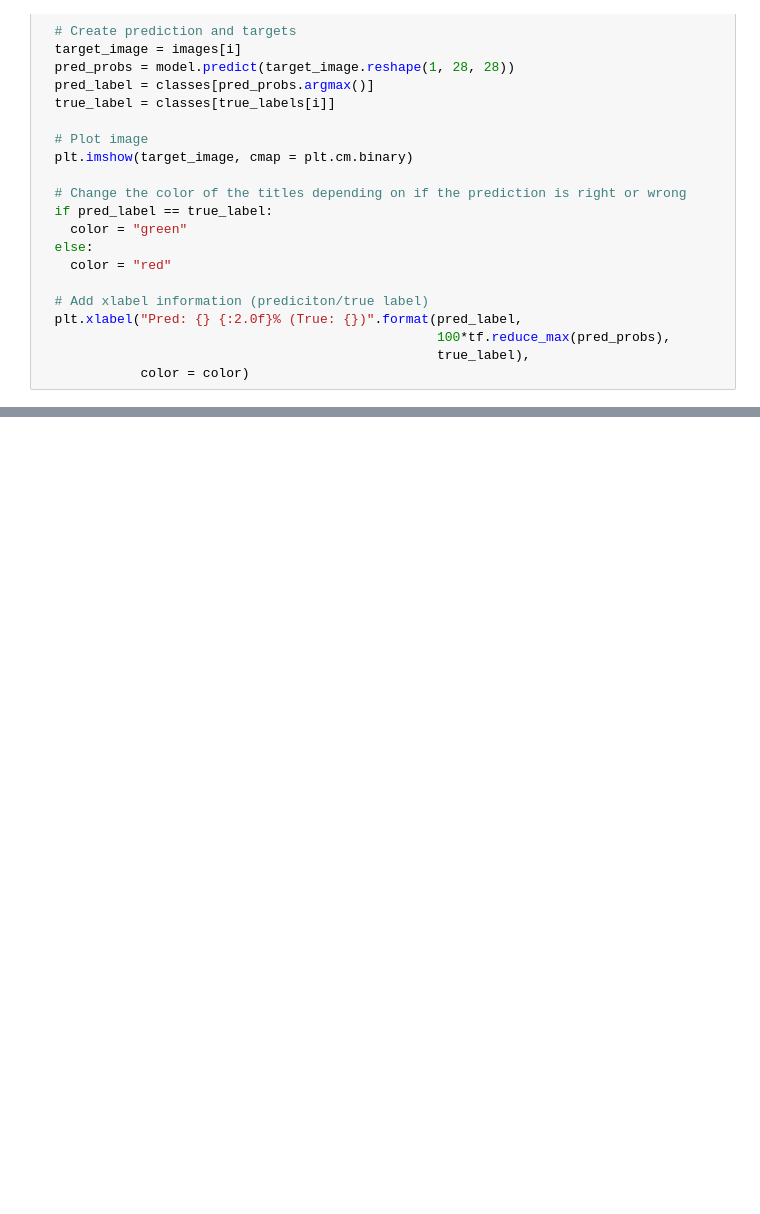
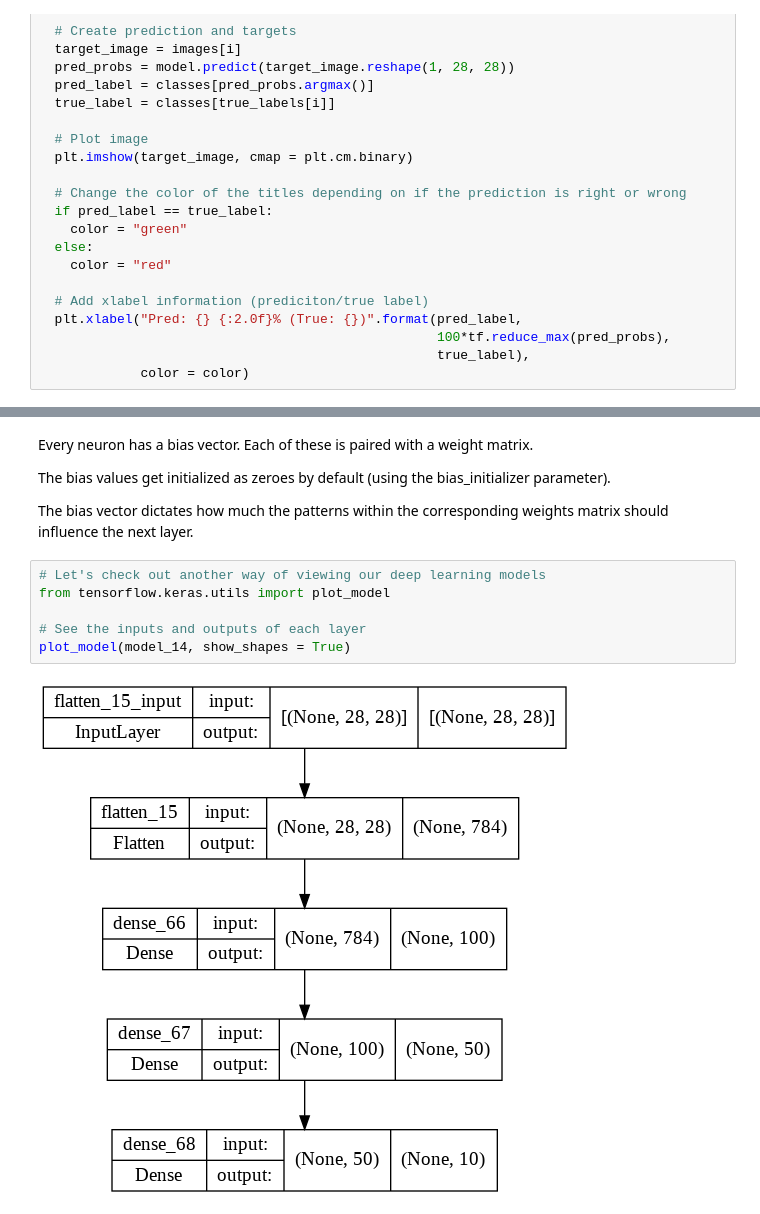
Before and after one commit to Sashank11/learn_tensorflow, a Jupyter notebook: 02_neural_network_classification_with_tensorflow.ipynb, the cells around one changed output, grey strips where cells are left out. Saved outputs shown, nothing was run; the diff lists cells and outputs as text; blank space fills up the shorter version.

```diff
--- a/02_neural_network_classification_with_tensorflow.ipynb
+++ b/02_neural_network_classification_with_tensorflow.ipynb
@@ -1464,0 +1542,14 @@ plot_random_image(model = model_14,
+# %% [markdown]
+Every neuron has a bias vector. Each of these is paired with a weight matrix.
+
+The bias values get initialized as zeroes by default (using the bias_initializer parameter).
+
+The bias vector dictates how much the patterns within the corresponding weights matrix should influence the next layer.
+# %%
+# Let's check out another way of viewing our deep learning models
+from tensorflow.keras.utils import plot_model
+
+# See the inputs and outputs of each layer
+plot_model(model_14, show_shapes = True)
+# %% [output]
+[figure, added]
```
Also changed, not shown: parts of 14 cells of this notebook.
